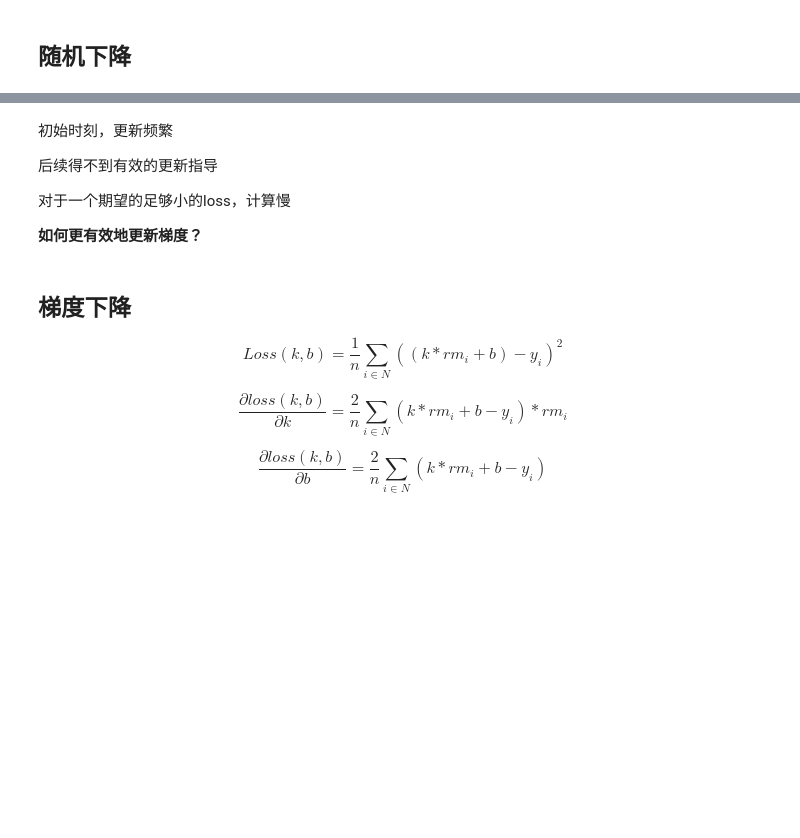
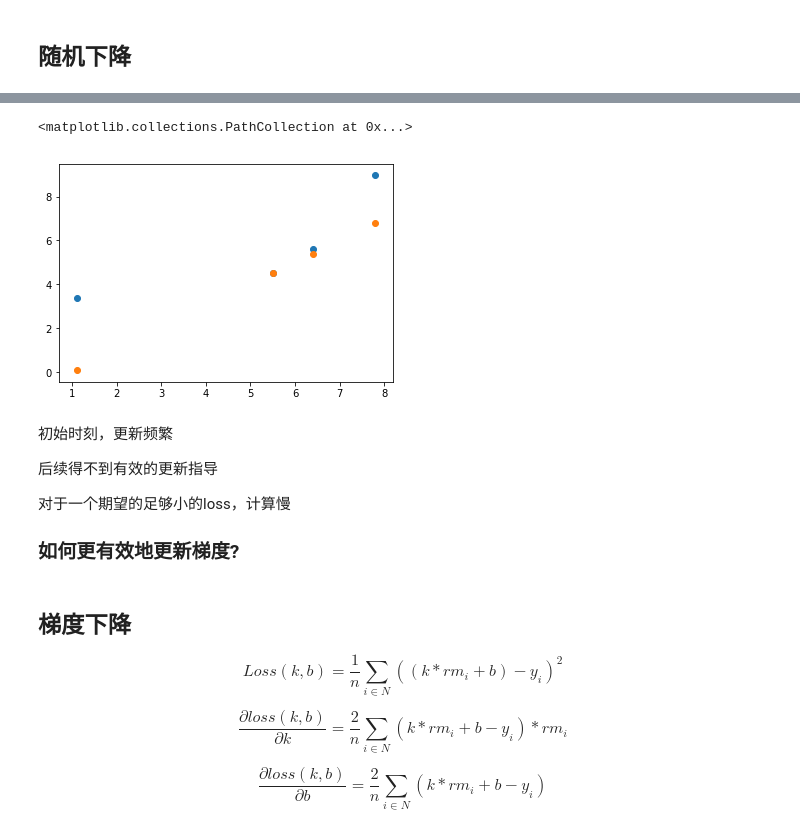
Before and after one commit to remonly/Yjj-s-Notebook, a Jupyter notebook: DeepLearning-CommonSense/DL-Framework/lesson-01.ipynb, the cells around one changed output, grey strips where cells are left out. Cells and saved outputs as stored; diff of their text form; code cells hidden in the pictures; blank space fills up the shorter version.

```diff
--- a/DeepLearning-CommonSense/DL-Framework/lesson-01.ipynb
+++ b/DeepLearning-CommonSense/DL-Framework/lesson-01.ipynb
@@ -44,3 +43,13 @@ for step in range(1000):
+# %%
+%matplotlib inline
+
+import matplotlib.pyplot as plt
+
+plt.scatter(x, y)
+plt.scatter(x, [best_k * rm + best_b for rm in x])
+# %% [output]
+<matplotlib.collections.PathCollection at 0x...>
+[figure, added]
 # %% [markdown]
 初始时刻，更新频繁
 
@@ -48,7 +57,7 @@ for step in range(1000):
 
 对于一个期望的足够小的loss，计算慢
 
-**如何更有效地更新梯度？**
+### 如何更有效地更新梯度?
 # %% [markdown]
 ## 梯度下降
 $$ Loss(k, b) = \frac{1}{n} \sum_{i \in N} ((k * rm_i + b) - y_i) ^ 2 $$
```
Also changed, not shown: parts of 4 cells of this notebook, 2 other files.
